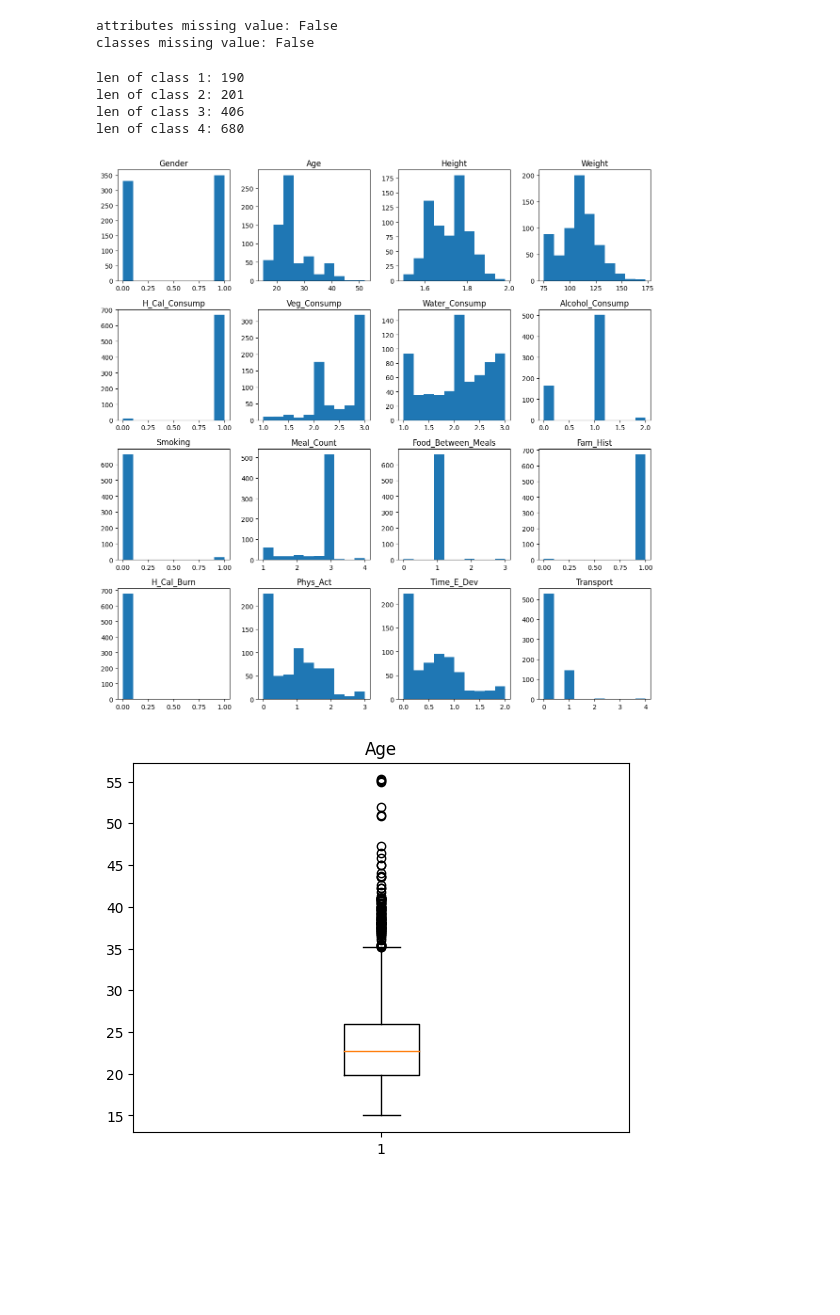
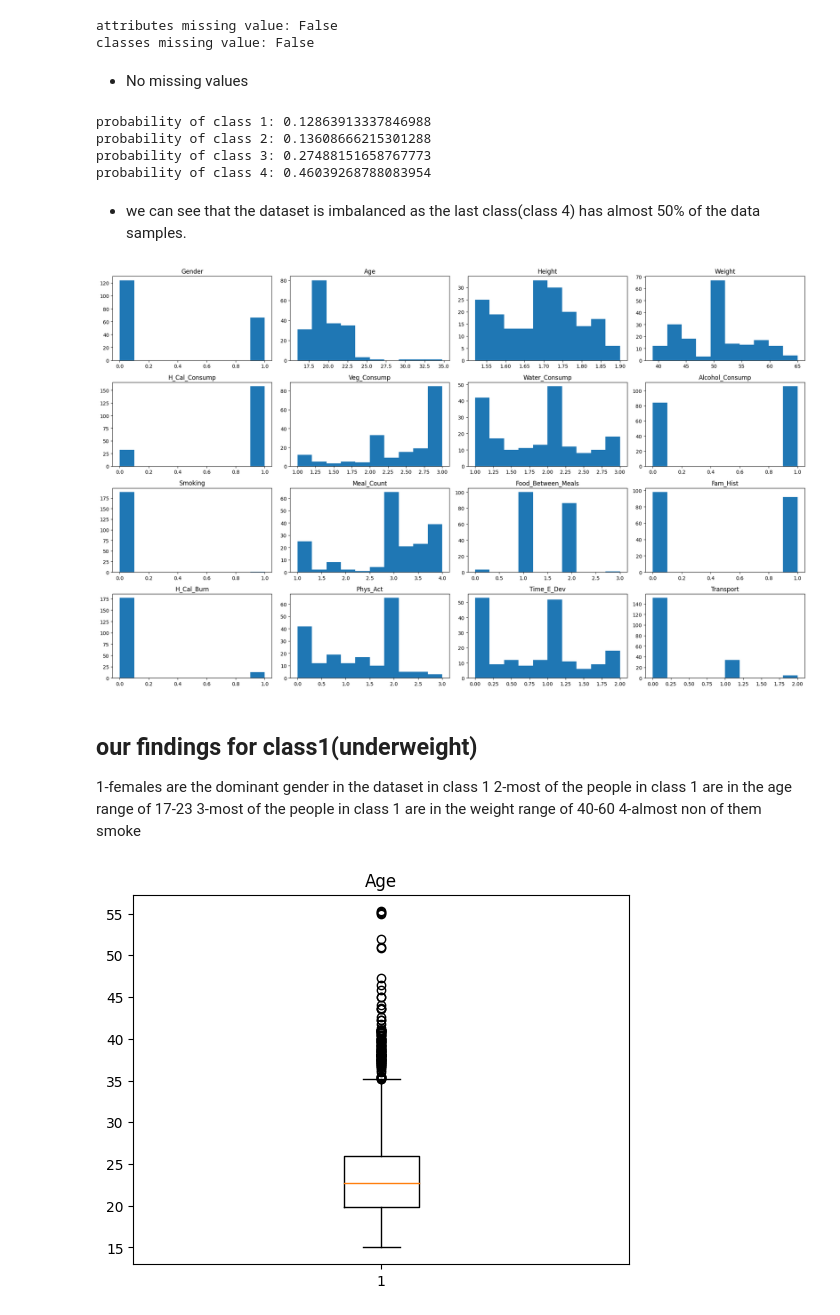
Before and after one commit to HazemAbdo/BodyMind, a Jupyter notebook: exploratory_data_analysis.ipynb, the cells around one changed output. Drawn from its saved outputs; the diff is of its cells as text; code cells hidden in the pictures; blank space fills up the shorter version.

Commit message:
working on analyzing dataset

```diff
--- a/exploratory_data_analysis.ipynb
+++ b/exploratory_data_analysis.ipynb
@@ -103,17 +5,0 @@ def encode_categorical_features(df):
-# %%
-def read_data(file_name='body_level_classification_train.csv'):
-    '''
-    read data from csv file into pandas dataframe
-    labeling categorical data as category type
-    separate attributes and classes
-    and encode categorical features
-    '''
-    df = pd.read_csv(file_name)
-    df=encode_categorical_features(df)
-    attributes = df[df.columns[:-1]]
-    class_1_df=df[df['Body_Level']==1].drop(columns=['Body_Level'])
-    class_2_df=df[df['Body_Level']==2].drop(columns=['Body_Level'])
-    class_3_df=df[df['Body_Level']==3].drop(columns=['Body_Level'])
-    class_4_df=df[df['Body_Level']==4].drop(columns=['Body_Level'])
-    return df,attributes,class_1_df,class_2_df,class_3_df,class_4_df
-df,attributes,class_1_df,class_2_df,class_3_df,class_4_df=read_data()
@@ -128,17 +20,24 @@ print(f'classes missing value: {check_missing_value()[1]}')
 # %% [output]
 attributes missing value: False
 classes missing value: False
-# %%
-#print len of each class
-print(f'len of class 1: {len(class_1_df)}')
-print(f'len of class 2: {len(class_2_df)}')
-print(f'len of class 3: {len(class_3_df)}')
-print(f'len of class 4: {len(class_4_df)}')
-# %% [output]
-len of class 1: 190
-len of class 2: 201
-len of class 3: 406
-len of class 4: 680
+# %% [markdown]
+* No missing values
+# %%
+def classes_probability():
+    class_prob = {}
+    for c in df['Body_Level'].unique():
+        class_prob[c] = len(df[df['Body_Level'] == c]) / len(df)
+    return class_prob
+class_prob=classes_probability()
+for key, value in class_prob.items():
+    print(f'probability of class {key}: {value}')
+# %% [output]
+probability of class 1: 0.12863913337846988
+probability of class 2: 0.13608666215301288
+probability of class 3: 0.27488151658767773
+probability of class 4: 0.46039268788083954
+# %% [markdown]
+* we can see that the dataset is imbalanced as the last class(class 4) has almost 50% of the data samples.
 # %%
 def plot_hist_class(class_num):
     #from df get rows with Body_Level== Body Level class_num
@@ -151,16 +50,23 @@ def plot_hist_class(class_num):
         class_df=class_3_df
     else:
         class_df=class_4_df
-    fig, axs = plt.subplots(4, 4, figsize=(12, 12))
+    fig, axs = plt.subplots(4, 4, figsize=(20, 12))
     axs = axs.flatten()
     for i, col in enumerate(class_df.columns):
         axs[i].hist(class_df[col], bins=10)
         axs[i].set_title(col)
     plt.tight_layout()
     plt.show()
-plot_hist_class(4)
-# %% [output]
-[figure, removed]
+# %%
+plot_hist_class(1)
+# %% [output]
+[figure, added]
+# %% [markdown]
+## our findings for class1(underweight)
+1-females are the dominant gender in the dataset in class 1
+2-most of the people in class 1 are in the age range of 17-23
+3-most of the people in class 1 are in the weight range of 40-60
+4-almost non of them smoke
 # %%
 def check_outliers():
     for col in attributes.columns:
```
Also changed, not shown: parts of 16 cells of this notebook, 3 other files.
